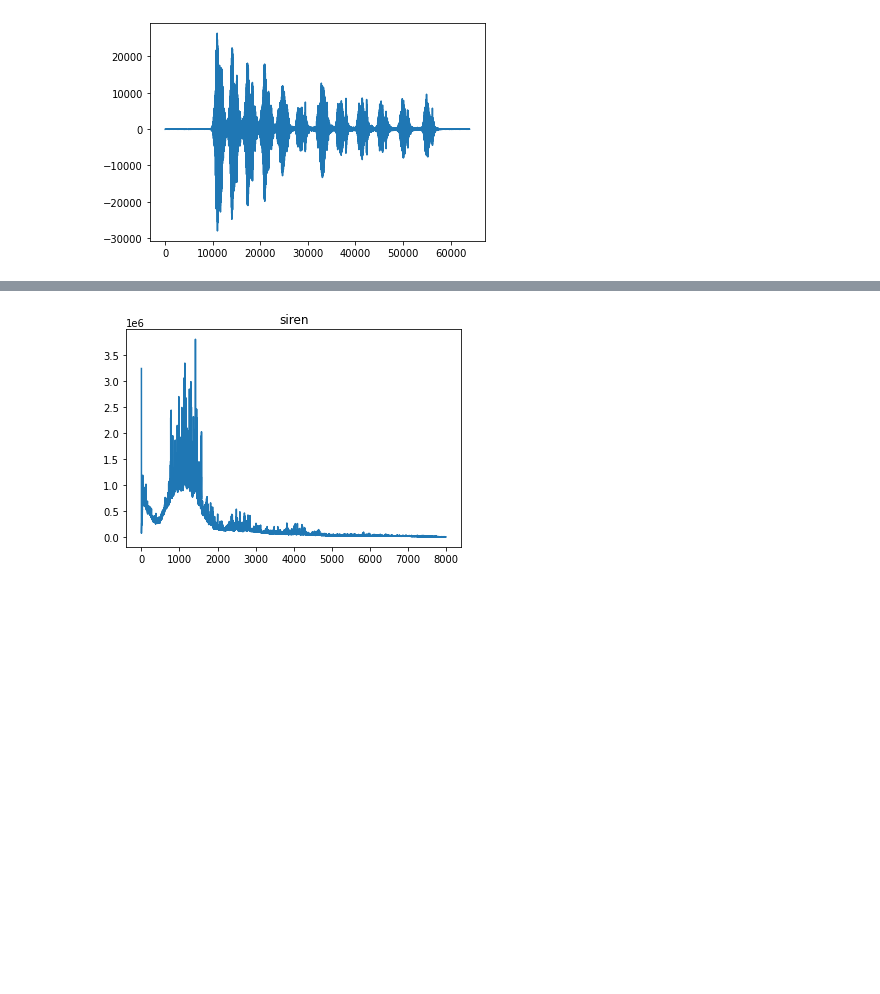
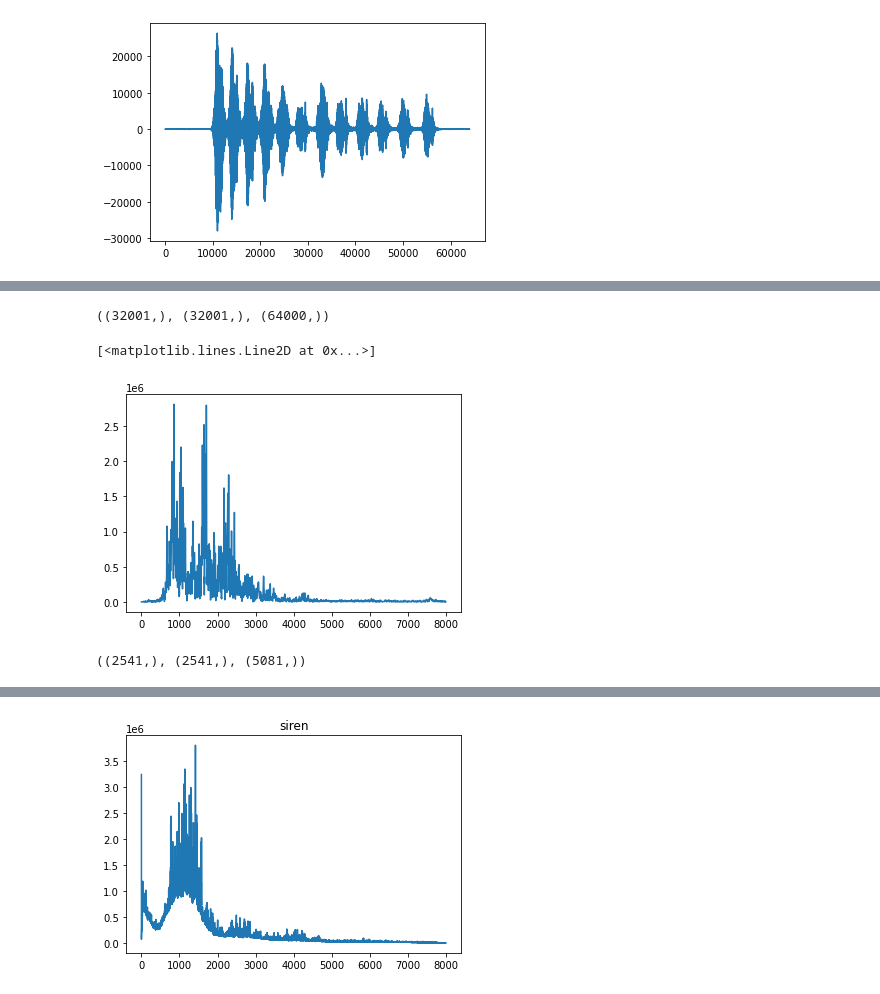
Before and after one commit to axelth/us8kdata, a Jupyter notebook: notebooks/first_data_exploration.ipynb, the cells around one changed output, grey strips where cells are left out. Drawn from its saved outputs; the diff is of its cells as text; code cells hidden in the pictures; blank space fills up the shorter version.

```diff
--- a/notebooks/first_data_exploration.ipynb
+++ b/notebooks/first_data_exploration.ipynb
@@ -76,0 +47,4 @@ def path_builder(fname, fold):
+# %%
+row_nr = 0
+display(metadata_df.iloc[row_nr])
+Audio(path_builder(metadata_df.iloc[row_nr].iloc[0],metadata_df.iloc[row_nr].fold))
@@ -161,0 +173,20 @@ MFCC Mel Frequency Cepstrum Coefficient
+# %%
+tfft.shape, tfreqs.shape, samples.shape
+# %% [output]
+((32001,), (32001,), (64000,))
+# %%
+path2 = path_builder(metadata_df.iloc[row_nr].iloc[0],metadata_df.iloc[row_nr].fold)
+sr2, samples2 = wavfile.read(path2)
+# %%
+tfft2 = rfft(samples2)
+# %%
+tfreqs2 = rfftfreq(len(samples2), 1/sr2)
+# %%
+plt.plot(tfreqs2, np.abs(tfft2))
+# %% [output]
+[<matplotlib.lines.Line2D at 0x...>]
+[figure, added]
+# %%
+tfft2.shape, tfreqs2.shape, samples2.shape
+# %% [output]
+((2541,), (2541,), (5081,))
```
Also changed, not shown: parts of 48 cells of this notebook.
